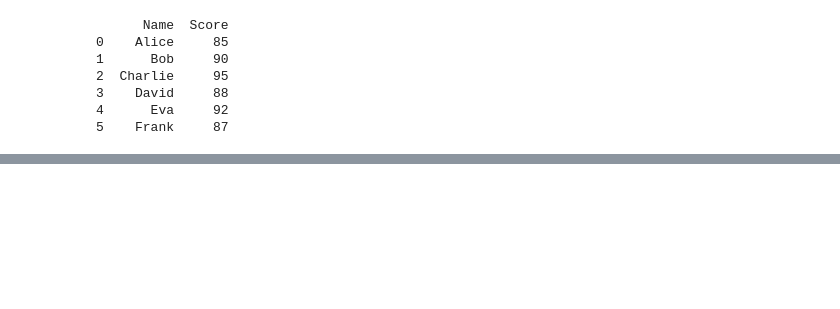
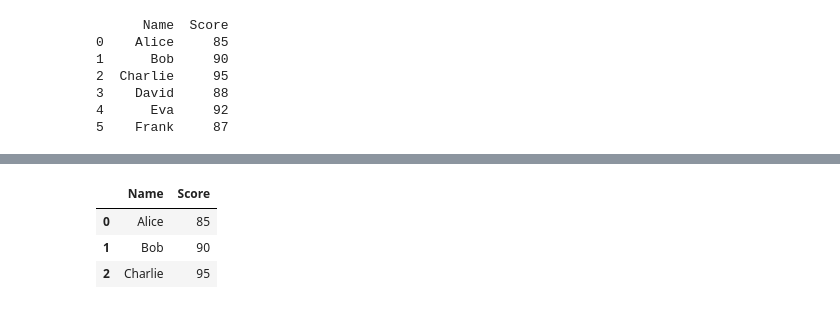
Before and after one commit to wbh-wkl/Pandas, a Jupyter notebook: head.ipynb, the cells around one changed output, grey strips where cells are left out. Saved outputs shown, nothing was run; the diff lists cells and outputs as text; code cells hidden in the pictures; blank space fills up the shorter version.

```diff
--- a/head.ipynb
+++ b/head.ipynb
@@ -30,0 +52,7 @@ df.head()
+# %%
+df.head(3)
+# %% [output]
+|  | Name | Score |
+| 0 | Alice | 85 |
+| 1 | Bob | 90 |
+| 2 | Charlie | 95 |
```
Also changed, not shown: parts of 1 cell of this notebook.
